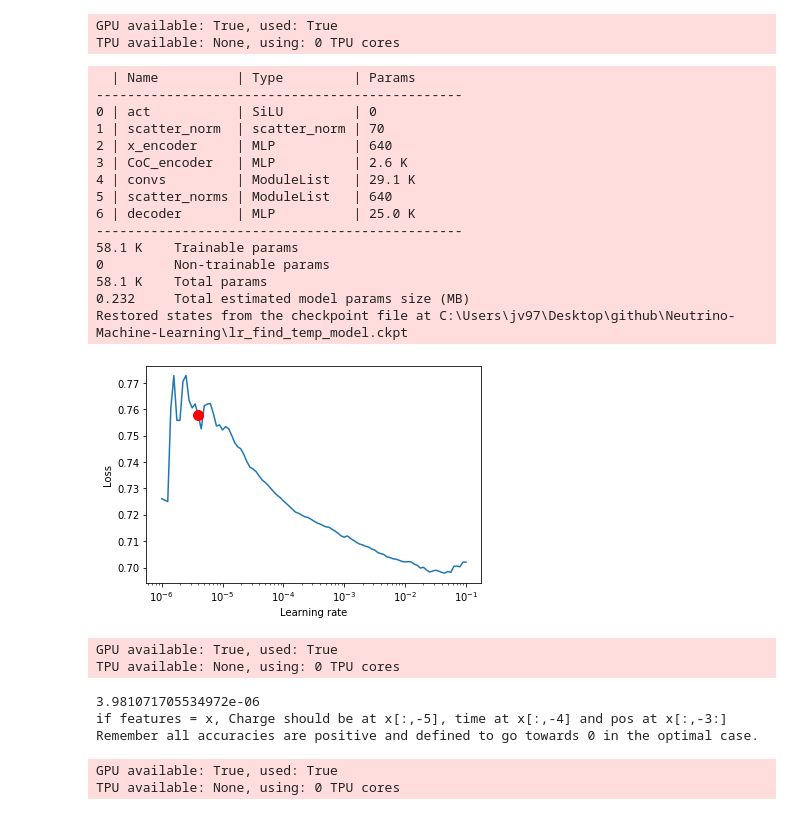
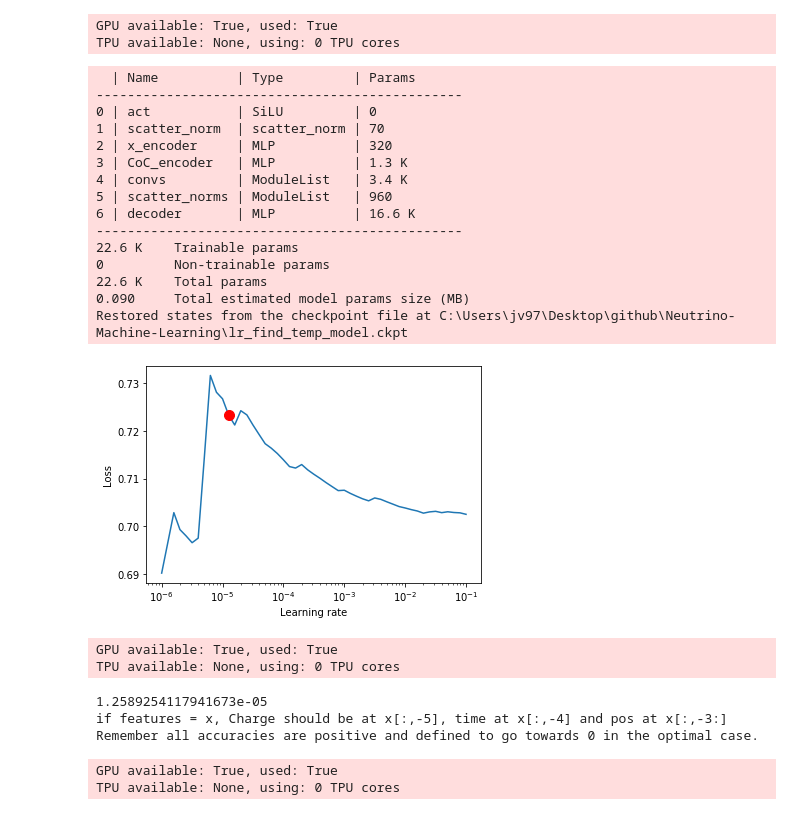
Before and after one commit to Vinther901/Neutrino-Machine-Learning, a Jupyter notebook: Trainer_notebook.ipynb, the cells around one changed output. Cells and saved outputs as stored; diff of their text form; code cells hidden in the pictures.

```diff
--- a/Trainer_notebook.ipynb
+++ b/Trainer_notebook.ipynb
@@ -15,22 +15,23 @@ import os
 # %%
 path = r'C:\Users\jv97\Desktop\github\Neutrino-Machine-Learning'
 
-run_name = 'Muon_Angle_m23b'
+run_name = 'OscNext_Angle_m24'
 
 args = {'N_edge_feats': 6,
         'N_dom_feats': 7,
         'N_targets': 2,
         'N_outputs': 3,
         'N_metalayers': 1,
-        'N_hcs': 64,
+        'N_hcs': 32,
+        'N_heads': 3,
         'diagonal_cov': True,
         'wandb_activated': True,
         'type': 'Spherical_NLLH',
         'zenith': True,
-        'id': '2nr3',#wandb.util.generate_id()[:4],
+        'id': wandb.util.generate_id()[:4],
         'eps': 1e-5,
         'lr': 1e-3,
-        'batch_size': 512,
+        'batch_size': 256,
         'output_offset': [3.14,1.57],
         'filename': 'dev_level7_mu_e_tau_oscweight_newfeats_unscaled.db',#dev_level7_mu_e_tau_oscweight_000.db #rasmus_classification_muon_3neutrino_3mio.db #dev_level7_oscNext_IC86_003.db
         'features': 'width, rqe, charge_log10, dom_time, dom_x, dom_y, dom_z',
@@ -75,6 +76,11 @@ def batch_transform(x,events: List[int]):
         cart[rho_mask] = cart[rho_mask] / rho[rho_mask]
     tmp_x = torch.cat([cart,rho,tmp_x[:,:,:-3]],dim=2)
     return torch.cat([tmp_x.mean(1),tmp_x.std(1),tmp_x.min(1)[0],tmp_x.max(1)[0],x],dim=1)
+
+from torch_geometric.data import Data
+def Data_constructor(x, y):
+    edge_index = torch.combinations(torch.arange(x.shape[0]))
+    return Data(x=x,y=y,edge_index=torch.cat([edge_index,edge_index.flip(1)]).T)
 # %%
 # filepath = os.path.join(path,'raw_data/dev_level7_mu_e_tau_oscweight_000/data')
 filepath = os.path.join(path,'raw_data')
@@ -117,6 +123,7 @@ dataset = fc.custom_db_dataset(filepath = filepath,
                                x_transform = x_transform,
 #                                y_transform = y_transform,
 #                                batch_transform = batch_transform,
+                               Data_constructor = Data_constructor,
                                shuffle = True,
                                SRT_clean = args['SRT_clean'],
                               #  reweighter = ze_reweighter
@@ -140,44 +147,44 @@ Remember all accuracies are positive and defined to go towards 0 in the optimal
 trainer, wandb_logger = fc.return_trainer(path = path,
                                           run_name = run_name,
                                           args = args,
-                                          ckpt = run_name + '_latest.ckpt',
+#                                           ckpt = run_name + '_latest.ckpt',
                                           patience = 7
                                           )
 # %% [output]
 GPU available: True, used: True
 TPU available: None, using: 0 TPU cores
 # %%
-lr_finder = trainer.tuner.lr_find(model,train_loader,val_loader,min_lr=1e-6,max_lr=1e-1,num_training=100,mode='exponential',early_stop_threshold=4)
+lr_finder = trainer.tuner.lr_find(model,train_loader,val_loader,min_lr=1e-6,max_lr=1e-1,num_training=50,mode='exponential',early_stop_threshold=4)
 
 fig = lr_finder.plot(True,True)
 print(lr_finder.suggestion())
 
 args['lr'] = lr_finder.suggestion()
 Net = M.Load_model(args['type'],args)
 model = Net()
 trainer, wandb_logger = fc.return_trainer(path = path,
                                           run_name = run_name,
                                           args = args,)
 # %% [output]
   | Name          | Type         | Params
 -----------------------------------------------
 0 | act           | SiLU         | 0
 1 | scatter_norm  | scatter_norm | 70
-2 | x_encoder     | MLP          | 640
-3 | CoC_encoder   | MLP          | 2.6 K
-4 | convs         | ModuleList   | 29.1 K
-5 | scatter_norms | ModuleList   | 640
-6 | decoder       | MLP          | 25.0 K
+2 | x_encoder     | MLP          | 320
+3 | CoC_encoder   | MLP          | 1.3 K
+4 | convs         | ModuleList   | 3.4 K
+5 | scatter_norms | ModuleList   | 960
+6 | decoder       | MLP          | 16.6 K
 -----------------------------------------------
-58.1 K    Trainable params
+22.6 K    Trainable params
 0         Non-trainable params
-58.1 K    Total params
-0.232     Total estimated model params size (MB)
+22.6 K    Total params
+0.090     Total estimated model params size (MB)
 Restored states from the checkpoint file at C:\Users\jv97\Desktop\github\Neutrino-Machine-Learning\lr_find_temp_model.ckpt
-[figure, old version]
+[figure, new version]
 GPU available: True, used: True
 TPU available: None, using: 0 TPU cores
-3.981071705534972e-06
+1.2589254117941673e-05
 if features = x, Charge should be at x[:,-5], time at x[:,-4] and pos at x[:,-3:]
 Remember all accuracies are positive and defined to go towards 0 in the optimal case.
 # %%
```
Also changed, not shown: parts of 5 cells of this notebook, 2 other files.
